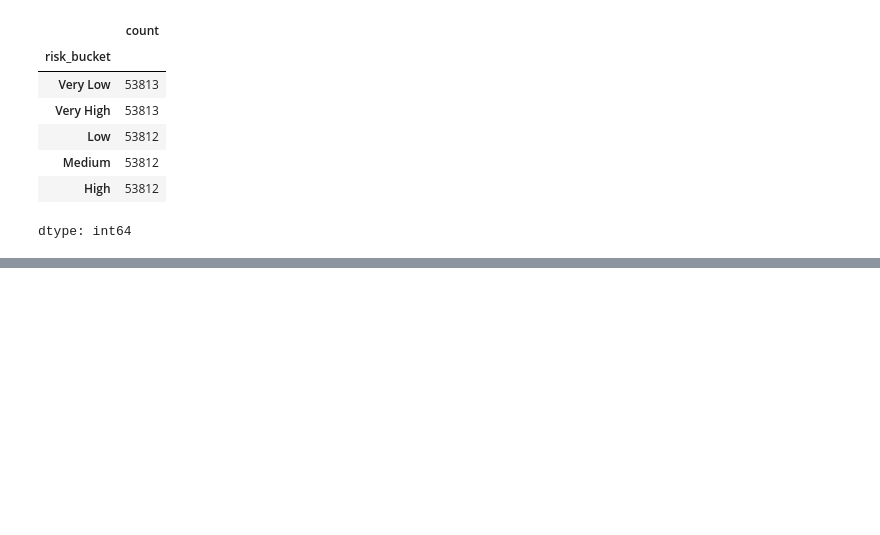
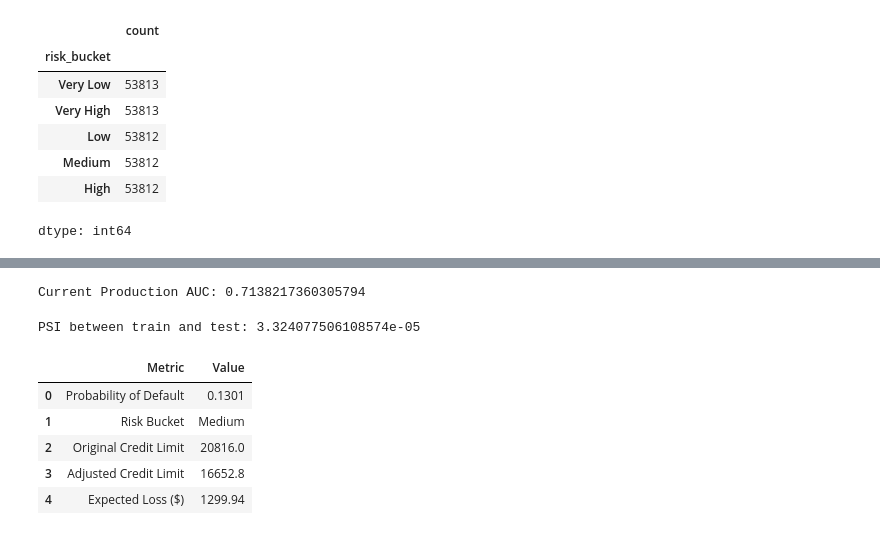
Before and after one commit to rudransh126/credit-line-adjustment-system, a Jupyter notebook: notebooks/pd_model_baseline.ipynb, the cells around one changed output, grey strips where cells are left out. Cells and saved outputs as stored; diff of their text form; code cells hidden in the pictures; blank space fills up the shorter version.

```diff
--- a/notebooks/pd_model_baseline.ipynb
+++ b/notebooks/pd_model_baseline.ipynb
@@ -399,0 +565,7 @@ Future Work:
+# %%
+loaded_model = joblib.load('pd_model.pkl')
+
+# Test inference
+sample_pd = loaded_model.predict_proba(X_test.iloc[:5])[:, 1]
+print("Sample PD predictions:", sample_pd)
+print('actual results:-\n',y_test[:5])
@@ -399,0 +602,9 @@ Future Work:
+# %%
+# Simulating new incoming batch (using test as proxy)
+y_new_pred = loaded_model.predict_proba(X_test)[:, 1]
+
+auc_new = roc_auc_score(y_test, y_new_pred)
+
+print("Current Production AUC:", auc_new)
+# %% [output]
+Current Production AUC: 0.7138217360305794
@@ -399,0 +645,49 @@ Future Work:
+# %%
+train_pd = loaded_model.predict_proba(X_train)[:, 1]
+test_pd = loaded_model.predict_proba(X_test)[:, 1]
+
+psi_value = calculate_psi(train_pd, test_pd)
+
+print("PSI between train and test:", psi_value)
+# %% [output]
+PSI between train and test: 3.324077506108574e-05
+# %%
+def credit_decision_workflow(applicant_df, model, lgd=0.6):
+
+    pd_score = float(model.predict_proba(applicant_df)[0, 1])
+
+    if pd_score < 0.05:
+        multiplier = 1.1
+        bucket = "Very Low"
+    elif pd_score < 0.10:
+        multiplier = 1.0
+        bucket = "Low"
+    elif pd_score < 0.20:
+        multiplier = 0.8
+        bucket = "Medium"
+    else:
+        multiplier = 0.6
+        bucket = "High"
+
+    original_limit = float(applicant_df["revol_bal"].iloc[0])
+    adjusted_limit = float(original_limit * multiplier)
+    expected_loss = float(pd_score * lgd * adjusted_limit)
+
+    return {
+        "Probability of Default": round(pd_score, 4),
+        "Risk Bucket": bucket,
+        "Original Credit Limit": round(original_limit, 2),
+        "Adjusted Credit Limit": round(adjusted_limit, 2),
+        "Expected Loss ($)": round(expected_loss, 2)
+    }
+# %%
+result = credit_decision_workflow(X_test.iloc[[0]], loaded_model)
+
+pd.DataFrame(result.items(), columns=["Metric", "Value"])
+# %% [output]
+|  | Metric | Value |
+| 0 | Probability of Default | 0.1301 |
+| 1 | Risk Bucket | Medium |
+| 2 | Original Credit Limit | 20816.0 |
+| 3 | Adjusted Credit Limit | 16652.8 |
+| 4 | Expected Loss ($) | 1299.94 |
```
Also changed, not shown: parts of 49 cells of this notebook, 3 other files.
